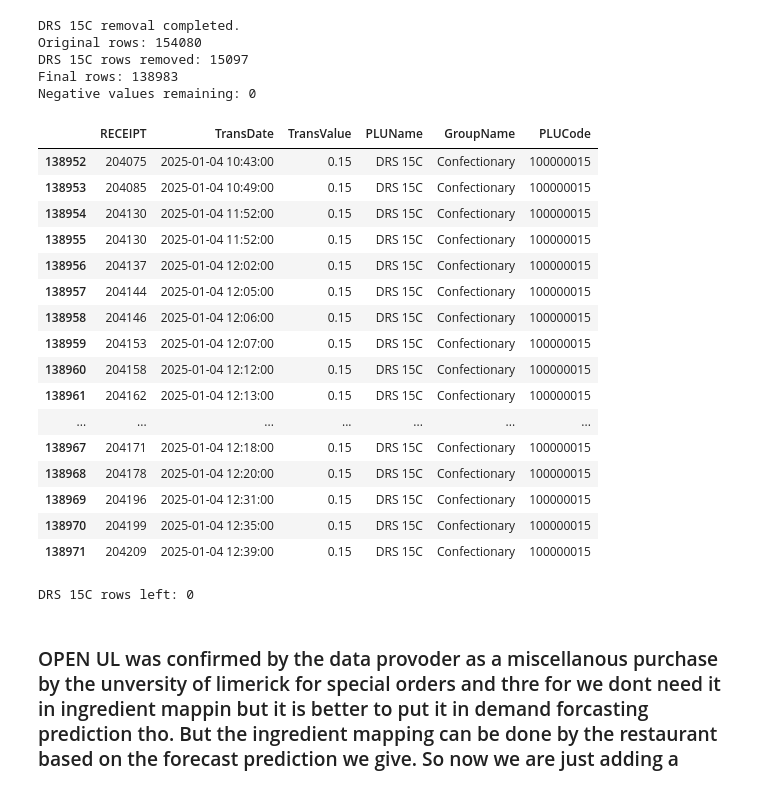
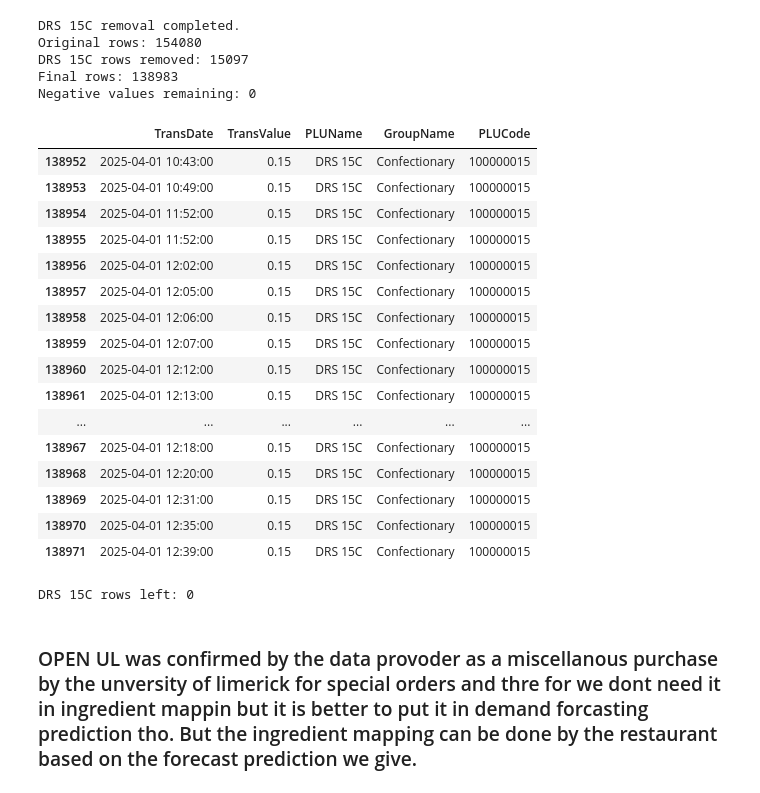
Before and after one commit to Ryan-B05/food_waste_restaurant, a Jupyter notebook: eden_dataset_cleaning.ipynb, the cells around one changed output. Cells and saved outputs as stored; diff of their text form; code cells hidden in the pictures.

```diff
--- a/eden_dataset_cleaning.ipynb
+++ b/eden_dataset_cleaning.ipynb
@@ -296,25 +267,25 @@ DRS 15C rows removed: 15097
 Final rows: 138983
 Negative values remaining: 0
 # %%
-drs_rows[["RECEIPT", "TransDate", "TransValue", "PLUName", "GroupName", "PLUCode"]].head(20)
+drs_rows[[ "TransDate", "TransValue", "PLUName", "GroupName", "PLUCode"]].head(20)
 # %% [output]
-|  | RECEIPT | TransDate | TransValue | PLUName | GroupName | PLUCode |
-| 138952 | 204075 | 2025-01-04 10:43:00 | 0.15 | DRS 15C | Confectionary | 100000015 |
-| 138953 | 204085 | 2025-01-04 10:49:00 | 0.15 | DRS 15C | Confectionary | 100000015 |
-| 138954 | 204130 | 2025-01-04 11:52:00 | 0.15 | DRS 15C | Confectionary | 100000015 |
-| 138955 | 204130 | 2025-01-04 11:52:00 | 0.15 | DRS 15C | Confectionary | 100000015 |
-| 138956 | 204137 | 2025-01-04 12:02:00 | 0.15 | DRS 15C | Confectionary | 100000015 |
-| 138957 | 204144 | 2025-01-04 12:05:00 | 0.15 | DRS 15C | Confectionary | 100000015 |
-| 138958 | 204146 | 2025-01-04 12:06:00 | 0.15 | DRS 15C | Confectionary | 100000015 |
-| 138959 | 204153 | 2025-01-04 12:07:00 | 0.15 | DRS 15C | Confectionary | 100000015 |
-| 138960 | 204158 | 2025-01-04 12:12:00 | 0.15 | DRS 15C | Confectionary | 100000015 |
-| 138961 | 204162 | 2025-01-04 12:13:00 | 0.15 | DRS 15C | Confectionary | 100000015 |
-| ... | ... | ... | ... | ... | ... | ... |
-| 138967 | 204171 | 2025-01-04 12:18:00 | 0.15 | DRS 15C | Confectionary | 100000015 |
-| 138968 | 204178 | 2025-01-04 12:20:00 | 0.15 | DRS 15C | Confectionary | 100000015 |
-| 138969 | 204196 | 2025-01-04 12:31:00 | 0.15 | DRS 15C | Confectionary | 100000015 |
-| 138970 | 204199 | 2025-01-04 12:35:00 | 0.15 | DRS 15C | Confectionary | 100000015 |
-| 138971 | 204209 | 2025-01-04 12:39:00 | 0.15 | DRS 15C | Confectionary | 100000015 |
+|  | TransDate | TransValue | PLUName | GroupName | PLUCode |
+| 138952 | 2025-04-01 10:43:00 | 0.15 | DRS 15C | Confectionary | 100000015 |
+| 138953 | 2025-04-01 10:49:00 | 0.15 | DRS 15C | Confectionary | 100000015 |
+| 138954 | 2025-04-01 11:52:00 | 0.15 | DRS 15C | Confectionary | 100000015 |
+| 138955 | 2025-04-01 11:52:00 | 0.15 | DRS 15C | Confectionary | 100000015 |
+| 138956 | 2025-04-01 12:02:00 | 0.15 | DRS 15C | Confectionary | 100000015 |
+| 138957 | 2025-04-01 12:05:00 | 0.15 | DRS 15C | Confectionary | 100000015 |
+| 138958 | 2025-04-01 12:06:00 | 0.15 | DRS 15C | Confectionary | 100000015 |
+| 138959 | 2025-04-01 12:07:00 | 0.15 | DRS 15C | Confectionary | 100000015 |
+| 138960 | 2025-04-01 12:12:00 | 0.15 | DRS 15C | Confectionary | 100000015 |
+| 138961 | 2025-04-01 12:13:00 | 0.15 | DRS 15C | Confectionary | 100000015 |
+| ... | ... | ... | ... | ... | ... |
+| 138967 | 2025-04-01 12:18:00 | 0.15 | DRS 15C | Confectionary | 100000015 |
+| 138968 | 2025-04-01 12:20:00 | 0.15 | DRS 15C | Confectionary | 100000015 |
+| 138969 | 2025-04-01 12:31:00 | 0.15 | DRS 15C | Confectionary | 100000015 |
+| 138970 | 2025-04-01 12:35:00 | 0.15 | DRS 15C | Confectionary | 100000015 |
+| 138971 | 2025-04-01 12:39:00 | 0.15 | DRS 15C | Confectionary | 100000015 |
 # %%
 df_check = pd.read_csv("eden_datasets/UL_EDEN_clean_no_negative_no_owncup_no_drs.csv")
 
@@ -324,4 +295,4 @@ print("DRS 15C rows left:", len(
 # %% [output]
 DRS 15C rows left: 0
 # %% [markdown]
-### OPEN UL was confirmed by the data provoder as a miscellanous purchase by the unversity of limerick for special orders and thre for we dont need it in ingredient mappin but it is better to put it in demand forcasting prediction tho. But the ingredient mapping can be done by the restaurant based on the forecast prediction we give. So now we are just adding a
+### OPEN UL was confirmed by the data provoder as a miscellanous purchase by the unversity of limerick for special orders and thre for we dont need it in ingredient mappin but it is better to put it in demand forcasting prediction tho. But the ingredient mapping can be done by the restaurant based on the forecast prediction we give.
```
Also changed, not shown: parts of 45 cells of this notebook.
